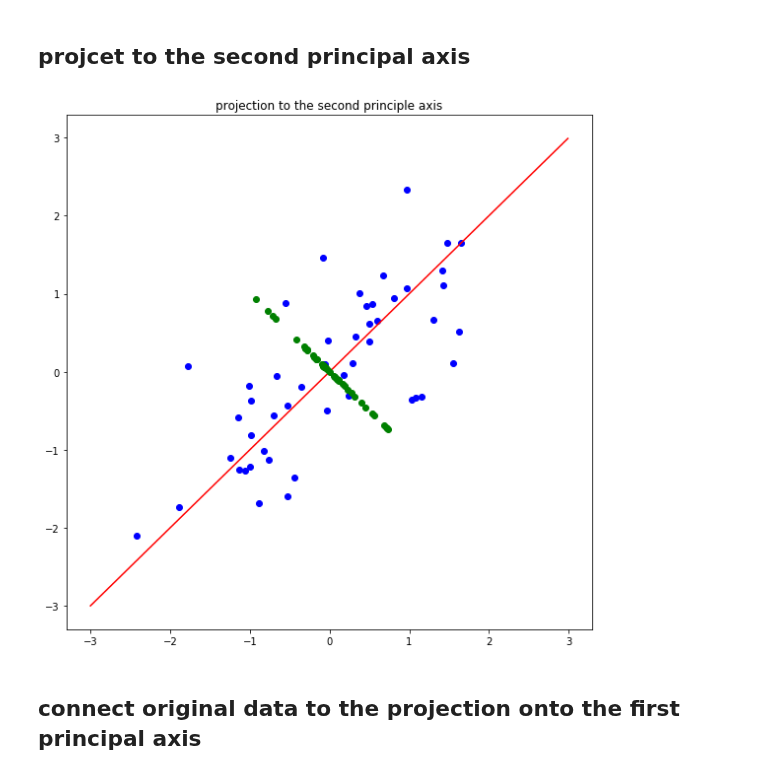
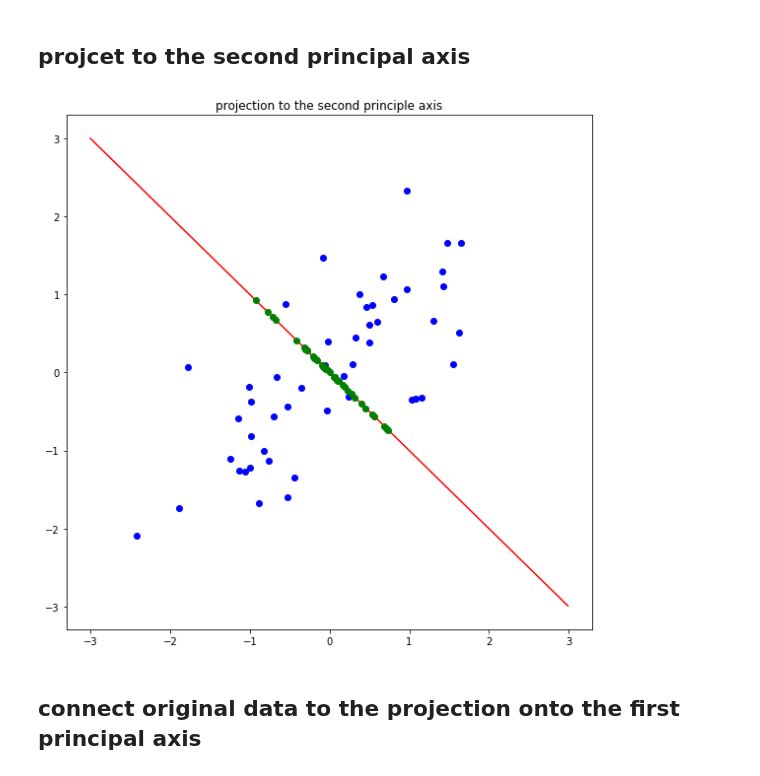
Before and after one commit to leobang17/assignment-machine-learning, a Jupyter notebook: 12/assignment_12.ipynb, the cells around one changed output. Drawn from its saved outputs; the diff is of its cells as text; code cells hidden in the pictures.

```diff
--- a/12/assignment_12.ipynb
+++ b/12/assignment_12.ipynb
@@ -257,28 +256,28 @@ plt.show()
 # %%
 plt.figure(figsize=(8,8))
 plt.title('projection to the second principle axis')
 
 z_x = normalization(feature)[:, 0]
 z_y = normalization(feature)[:, 1]
 
 sigma = compute_covariance(feature)
 S, U = compute_eigen(sigma)
 eigen = np.dot(U, S)
 
 A = np.arange(-3, 3, 0.01)
-grad = compute_gradient(eigen[:, 0])
+grad = compute_gradient(eigen[:, 1])
 Y = A * grad
 
 projection_x = compute_projection_onto_line(feature, eigen[:, 1])[:, 0]
 projection_y = compute_projection_onto_line(feature, eigen[:, 1])[:, 1]
 
 plt.plot(z_x, z_y, 'o', color = 'b')
 plt.plot(A, Y, '-', color = 'r')
 plt.plot(projection_x, projection_y, 'o', color = 'g')
 
 plt.tight_layout()
 plt.show()
 # %% [output]
-[figure, old version]
+[figure, new version]
 # %% [markdown]
 ## connect original data to the projection onto the first principal axis
```
Also changed, not shown: parts of 3 cells of this notebook.
